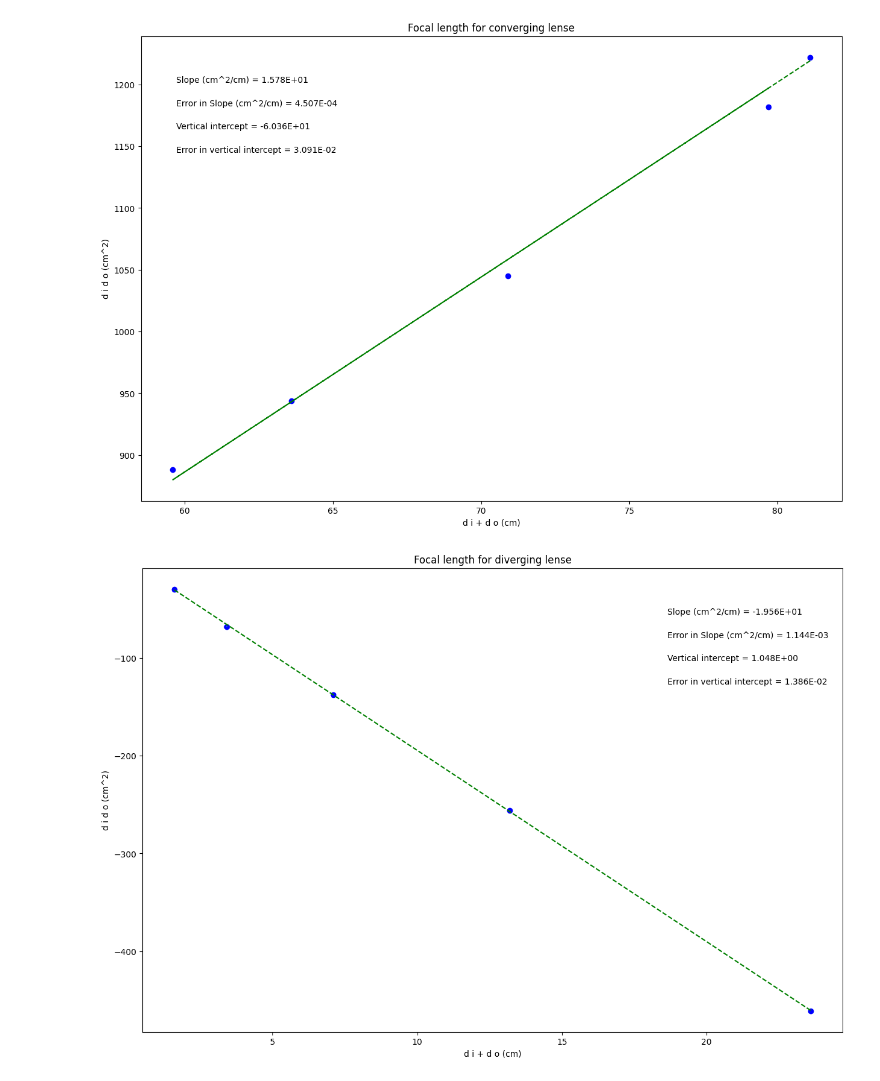
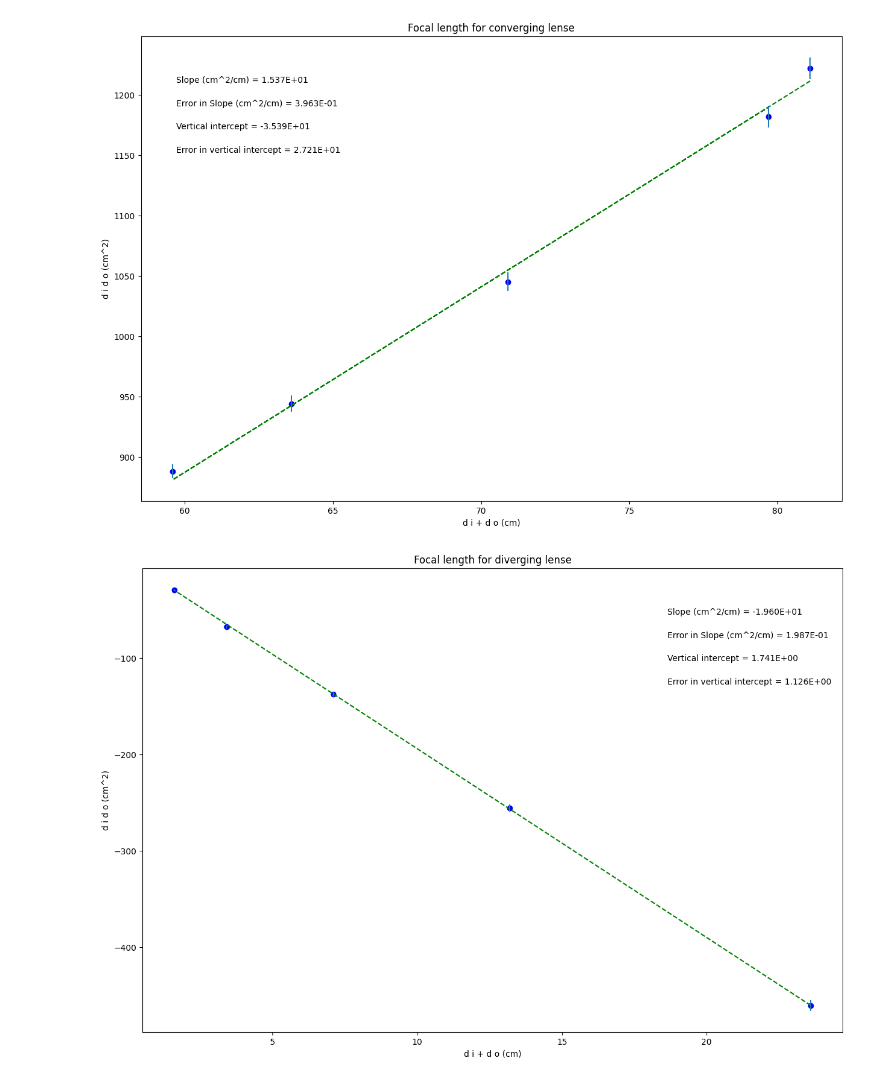
Before and after one commit to catherine0518/Physics-Lab-Fall, a Jupyter notebook: Copy_of_Lenses_and_Image_Formation.ipynb, the cells around one changed output. Cells and saved outputs as stored; diff of their text form; code cells hidden in the pictures.

```diff
--- a/Copy_of_Lenses_and_Image_Formation.ipynb
+++ b/Copy_of_Lenses_and_Image_Formation.ipynb
@@ -23,7 +23,7 @@ horizontal = np.array([81.1, 59.6, 63.6, 70.9, 79.7])
 
 vertical = np.array([1222, 888, 944, 1045, 1182])
 
-err_vertical = np.array([0.02057526, 0.006711863, 0.006957674, 0.007333928, 0.007555792])
+err_vertical = np.array([9.091985482, 5.960134227, 6.568043849, 7.663954593, 8.930946198])
 
 
 
@@ -92,34 +92,34 @@ elif annotation_placement==3 or annotation_placement==4:
 #Don't need to change anything in this section!
 
 #Plot data on graph. Plot error bars and place values for slope,
 #error in slope, and vertical intercept (plus error) on the plot using "annotate"
 
 plt.figure(figsize=(15,10))
 
 plt.plot(x, fit, color='green', linestyle='--')
 plt.scatter(x, y, color='blue', marker='o')
 
 plt.xlabel(x_label)
 plt.ylabel(y_label)
 plt.title(plot_title)
 
 plt.errorbar(x, y, yerr=dy, xerr=None, fmt="none") #don't need to plot x error bars
 
 plt.annotate('Slope ({}) = {value:.{digits}E}'.format(slope_units,value=m, digits=3),
              (xpos, ypos[0]), xycoords='axes fraction')
 
 plt.annotate('Error in Slope ({}) = {value:.{digits}E}'.format(slope_units,value=dm, digits=3),
              (xpos, ypos[1]), xycoords='axes fraction')
 
 plt.annotate('Vertical intercept = {value:.{digits}E}'.format(value=b, digits=3),
              (xpos, ypos[2]), xycoords='axes fraction')
 
 plt.annotate('Error in vertical intercept = {value:.{digits}E}'.format(value=db, digits=3),
              (xpos, ypos[3]), xycoords='axes fraction')
 
 plt.show()
 # %% [output]
-[figure, old version]
+[figure, new version]
 # %%
 #PHSX 216 & 218 plotting code
 #Brianna Beller
@@ -144,7 +144,7 @@ horizontal = np.array([23.6, 13.2, 7.1, 3.4, 1.6])
 
 vertical = np.array([-461.01, -255.73, -137.46, -67.67, -29.61])
 
-err_vertical = np.array([0.02057526, 0.016790681, 0.015665396, 0.017731396, 0.024347364])
+err_vertical = np.array([5.438713083, 3.703241823, 2.550803795, 1.714059509, 1.111575459])
 
 
 
@@ -241,4 +241,4 @@ plt.annotate('Error in vertical intercept = {value:.{digits}E}'.format(value=db,
 
 plt.show()
 # %% [output]
-[figure, old version]
+[figure, new version]
```
